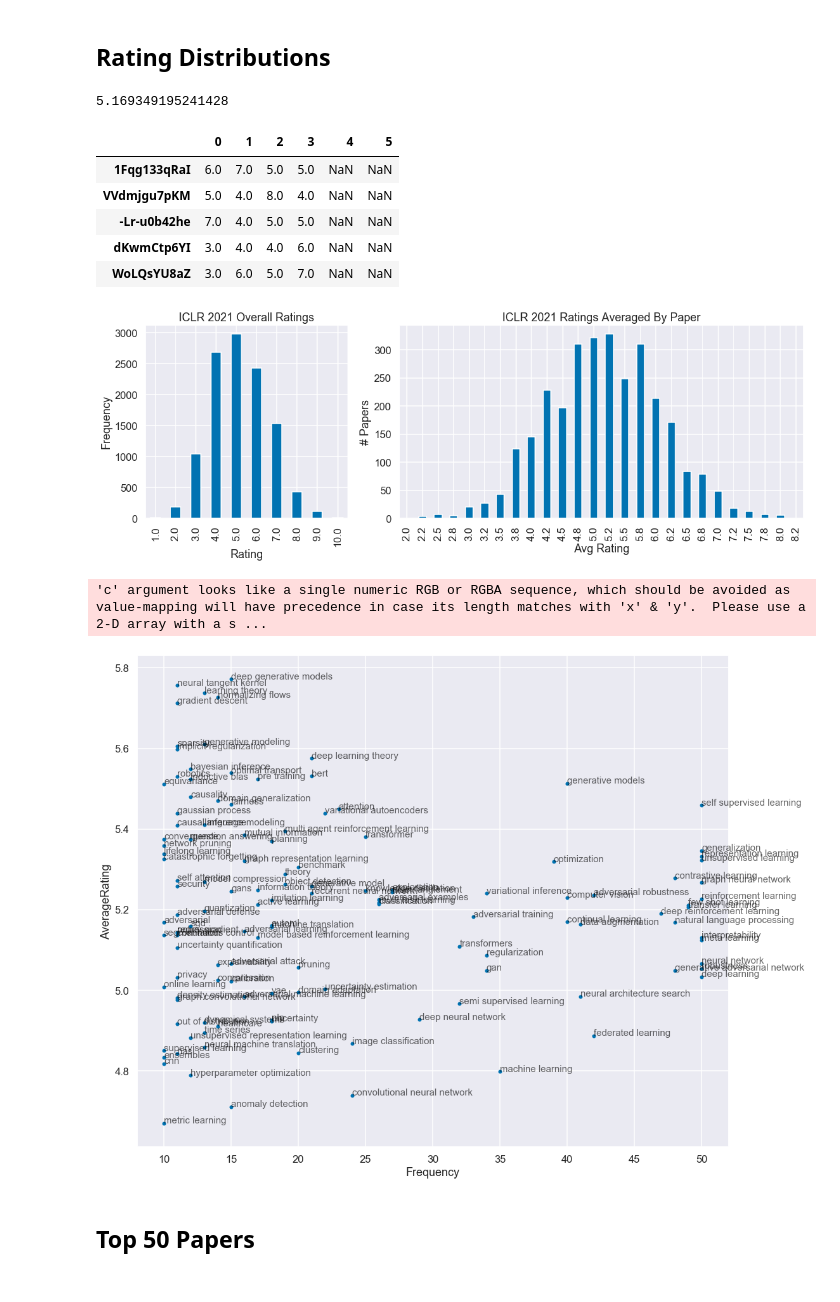
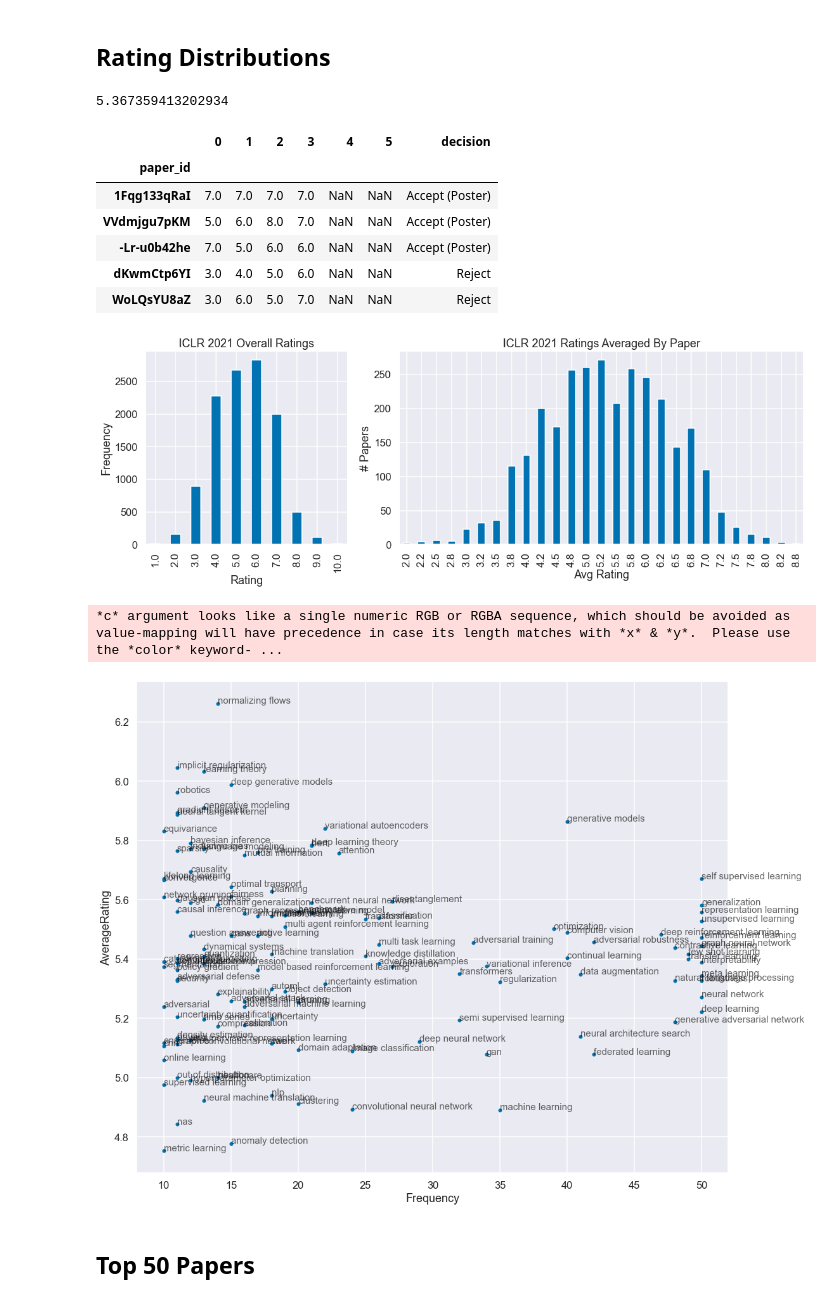
Before and after one commit to evanzd/ICLR2021-OpenReviewData, a Jupyter notebook: visualization.ipynb, the cells around one changed output. Cells and saved outputs as stored; diff of their text form; code cells hidden in the pictures.

Commit message:
update on iclr decision

```diff
--- a/visualization.ipynb
+++ b/visualization.ipynb
@@ -60,29 +60,30 @@ plt.savefig('asset/logo_wordcloud.png', dpi=300, bbox_inches='tight')
 ## Rating Distributions
 # %%
 ratings = pd.read_csv('ratings.tsv', sep='\t', index_col=0)
-print(ratings.stack().mean())
+print(ratings.iloc[:, :-1].stack().mean())
 ratings.head()
 # %% [output]
-5.169349195241428
+5.367359413202934
-|  | 0 | 1 | 2 | 3 | 4 | 5 |
-| 1Fqg133qRaI | 6.0 | 7.0 | 5.0 | 5.0 | NaN | NaN |
-| VVdmjgu7pKM | 5.0 | 4.0 | 8.0 | 4.0 | NaN | NaN |
-| -Lr-u0b42he | 7.0 | 4.0 | 5.0 | 5.0 | NaN | NaN |
-| dKwmCtp6YI | 3.0 | 4.0 | 4.0 | 6.0 | NaN | NaN |
-| WoLQsYU8aZ | 3.0 | 6.0 | 5.0 | 7.0 | NaN | NaN |
+|  | 0 | 1 | 2 | 3 | 4 | 5 | decision |
+| paper_id |  |  |  |  |  |  |  |
+| 1Fqg133qRaI | 7.0 | 7.0 | 7.0 | 7.0 | NaN | NaN | Accept (Poster) |
+| VVdmjgu7pKM | 5.0 | 6.0 | 8.0 | 7.0 | NaN | NaN | Accept (Poster) |
+| -Lr-u0b42he | 7.0 | 5.0 | 6.0 | 6.0 | NaN | NaN | Accept (Poster) |
+| dKwmCtp6YI | 3.0 | 4.0 | 5.0 | 6.0 | NaN | NaN | Reject |
+| WoLQsYU8aZ | 3.0 | 6.0 | 5.0 | 7.0 | NaN | NaN | Reject |
 # %%
 fig, axes = plt.subplots(1, 2, figsize=(16, 6), gridspec_kw={'width_ratios': [1, 2]})
-ratings.stack().value_counts().sort_index().plot.bar(
+ratings.iloc[:, :-1].stack().value_counts().sort_index().plot.bar(
     ax=axes[0], title='ICLR 2021 Overall Ratings', xlabel='Rating', ylabel='Frequency')
-ratings.mean(axis=1).mul(4).round().div(4).round(1).value_counts().sort_index().plot.bar(
+ratings.iloc[:, :-1].mean(axis=1).mul(4).round().div(4).round(1).value_counts().sort_index().plot.bar(
     ax=axes[1], title='ICLR 2021 Ratings Averaged By Paper', xlabel='Avg Rating', ylabel='# Papers')
 plt.tight_layout()
 plt.savefig('asset/ratings_dist.png', dpi=300, bbox_inches='tight')
 # %% [output]
-[figure, old version]
+[figure, new version]
 # %%
 data = {}
-for keywords, rating in zip(df.keywords, ratings.mean(axis=1)):
+for keywords, rating in zip(df.keywords, ratings.iloc[:, :-1].mean(axis=1)):
     if (isinstance(keywords, float) and np.isnan(keywords)) or np.isnan(rating):
         continue
     for keyword in keywords.lower().replace('-', ' ').replace('networks', 'network').split(','):
@@ -103,8 +104,8 @@ for i in range(len(t)):
 plt.tight_layout()
 plt.savefig('asset/keyword_ratings.png', dpi=300, bbox_inches='tight')
 # %% [output]
-'c' argument looks like a single numeric RGB or RGBA sequence, which should be avoided as value-mapping will have precedence in case its length matches with 'x' & 'y'.  Please use a 2-D array with a s ...
+*c* argument looks like a single numeric RGB or RGBA sequence, which should be avoided as value-mapping will have precedence in case its length matches with *x* & *y*.  Please use the *color* keyword- ...
-[figure, old version]
+[figure, new version]
 # %% [markdown]
 ## Top 50 Papers
 # %%
```
Also changed, not shown: parts of 5 cells of this notebook, 8 other files.
